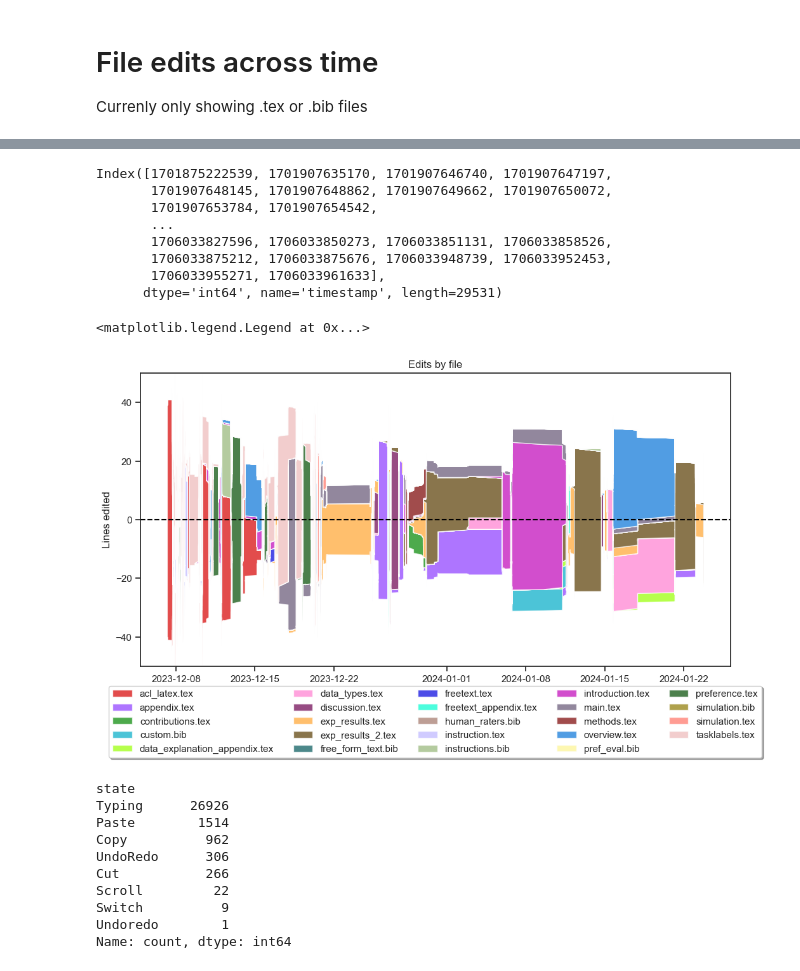
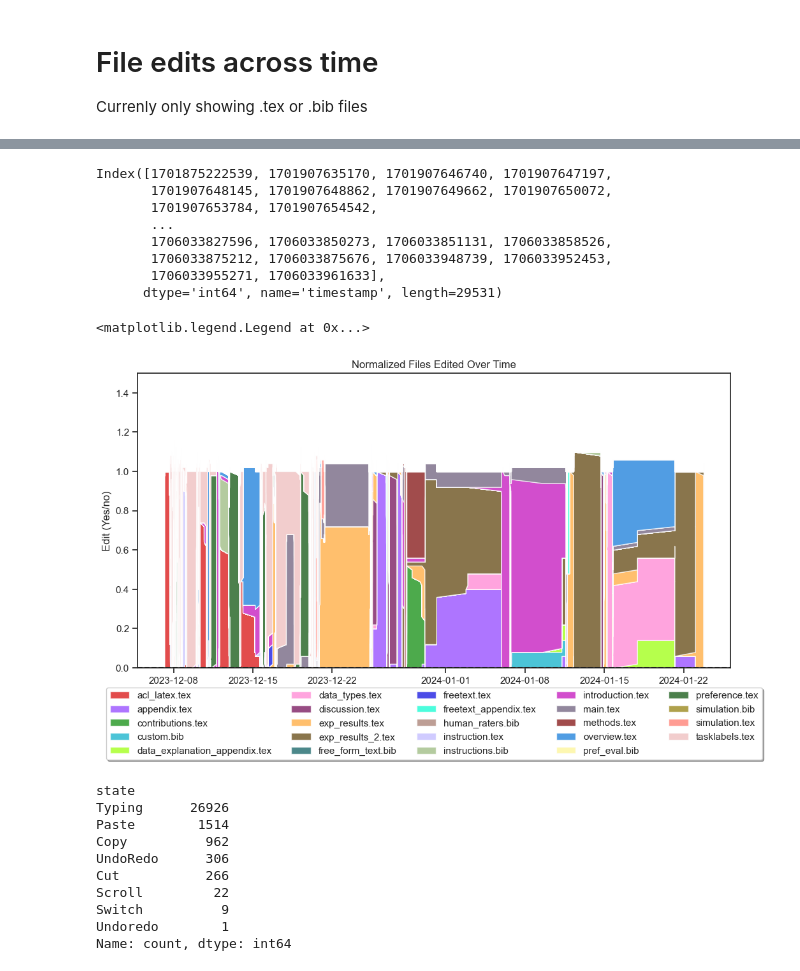
Before and after one commit to minnesotanlp/scholawrite, a Jupyter notebook: analysis/query.ipynb, the cells around one changed output, grey strips where cells are left out. Saved outputs shown, nothing was run; the diff lists cells and outputs as text; code cells hidden in the pictures.

```diff
--- a/analysis/query.ipynb
+++ b/analysis/query.ipynb
@@ -21,7 +21,10 @@ please provide us feedback at https://github.com/pandas-dev/pandas/issues/54466
 
   import pandas as pd
 # %%
-query = {"project": "656fadd102ae94a7686aae62", "editingLines": {"$exists": True, "$ne": None}}
+#project_id = "6516fce1459696e2363e98ef"
+project_id = "656fadd102ae94a7686aae62"
+
+query = {"project": project_id, "editingLines": {"$exists": True, "$ne": None}}
 
 cursor = activity.find(query)
 
@@ -125,14 +128,29 @@ ax2.set_xticklabels(ax2.get_xticklabels(), rotation=40, ha="right")
  Text(7, 0, 'debaratidas'),
  Text(8, 0, 'karin')]
 [figure]
+# %%
+def count_op(op, revision):
+    count = 0
+
+    for l in revision:
+        curr_op = l[0]
+
+        if (op is None):
+            count += len(l[1])
+        if curr_op == op:
+            count += op * len(l[1])
+
+    return count
 # %%
-df["edits"] = df["editingLines"].apply(len)
+#df["edits"] = df["revision"].apply(len)
+df["edits"] = df.apply(lambda x: count_op(None, x["revision"]), axis=1)
+
 df["cum_edits"] = df["edits"].cumsum()
 
 fig, ax = plt.subplots(1, 1, constrained_layout = True)
 
 ax = sns.lineplot(df["cum_edits"], ax=ax)
-ax.set(xlabel='Edit Number', ylabel='Lines Edited')
+ax.set(xlabel='Edit Number', ylabel='Revisions')
 ax.set_xticklabels(ax.get_xticklabels(), rotation=40, ha="right")
 # %% [output]
 [Text(-5000.0, 0, '−5000'),
@@ -152,7 +215,5 @@ Currenly only showing .tex or .bib files
 # %%
-
-
-pivot_df = pd.pivot_table(df, values="edits", index="timestamp", columns="file", aggfunc="sum", fill_value=0)
+pivot_df = pd.pivot_table(df, values="edits", index="timestamp", columns="file", aggfunc="size", fill_value=0)
 
 relevant_files = [col for col in pivot_df.columns if '.tex' in col or '.bib' in col]
 
@@ -162,38 +223,39 @@ pivot_df = pivot_df.rolling(window=window_size).mean()
 
 print(pivot_df.index)
 pivot_df.index = pd.to_datetime(pivot_df.index, unit="ms")
 
 fig, ax = plt.subplots(figsize=(12, 6))
 
 #colors = sns.color_palette('hls', len(pivot_df.columns))
 colors = sns.color_palette(cc.glasbey, n_colors=len(pivot_df.columns))
 
 ax.set_prop_cycle('color', colors)
 
-ax.stackplot(pivot_df.index, pivot_df.values.T, labels=pivot_df.columns, alpha=0.7, baseline="sym")
+ax.stackplot(pivot_df.index, pivot_df.values.T, labels=pivot_df.columns, alpha=0.7, baseline="zero")
 
 # Add labels and title
+ax.set_title('Normalized Files Edited Over Time')
 ax.set_xlabel('Timestamp')
-ax.set_ylabel('Lines edited')
-ax.set_title('Edits by file')
-ax.set_ylim((-50,50))
+ax.set_ylabel('Edit (Yes/no)')
+#ax.set_title('Edit (Yes/no)')
+ax.set_ylim((0, 1.5))
 ax.axhline(0, color="black", ls="--");
 ax.xaxis.set_major_formatter(mdates.DateFormatter('%Y-%m-%d'))
 
 
 ax.legend(pivot_df.columns,loc='upper center', bbox_to_anchor=(0.5, -0.05),
           fancybox=True, shadow=True, ncol=5)
 # %% [output]
 Index([1701875222539, 1701907635170, 1701907646740, 1701907647197,
        1701907648145, 1701907648862, 1701907649662, 1701907650072,
        1701907653784, 1701907654542,
        ...
        1706033827596, 1706033850273, 1706033851131, 1706033858526,
        1706033875212, 1706033875676, 1706033948739, 1706033952453,
        1706033955271, 1706033961633],
       dtype='int64', name='timestamp', length=29531)
 <matplotlib.legend.Legend at 0x...>
-[figure, old version]
+[figure, new version]
 # %%
 import diff_match_patch as dmp_module
 
```
Also changed, not shown: parts of 12 cells of this notebook.
